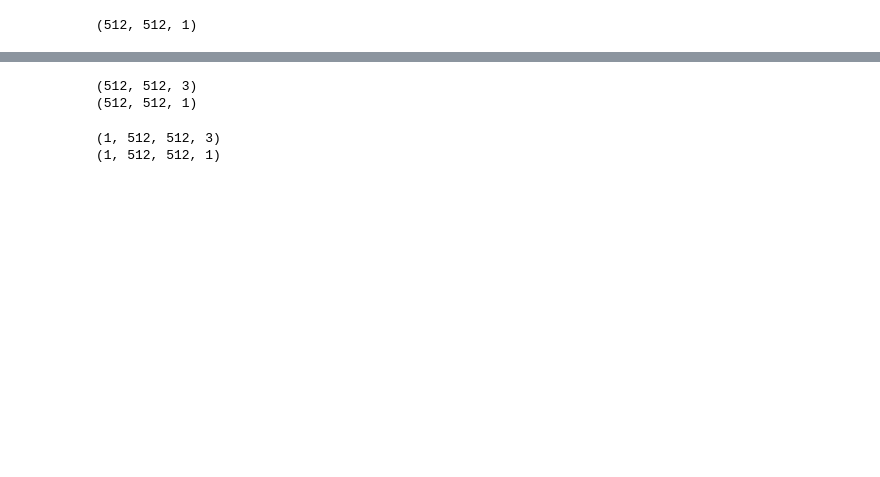
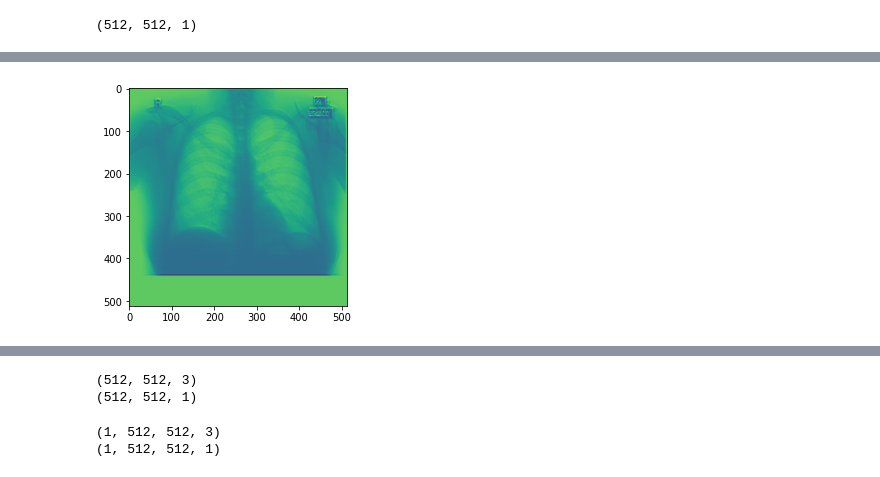
Before and after one commit to iteam1/Lung-segmentation-Unet, a Jupyter notebook: notebook.ipynb, the cells around one changed output, grey strips where cells are left out. Saved outputs shown, nothing was run; the diff lists cells and outputs as text; code cells hidden in the pictures; blank space fills up the shorter version.

```diff
--- a/notebook.ipynb
+++ b/notebook.ipynb
@@ -215,0 +237,2 @@ TensorShape([1, 512, 512, 1])
+# %%
+pred1 =  model1(tf.expand_dims(tensor,axis =0))
@@ -225,3 +254,8 @@ plt.imshow(pred[0])
+# %%
+plt.imshow(pred1[0][:,:,0])
+plt.savefig('model1_output.png')
+# %% [output]
+[figure, added]
 # %%
 loss = tf.keras.losses.BinaryCrossentropy(from_logits= True)
 # %%
```
Also changed, not shown: parts of 31 cells of this notebook, 9 other files.
